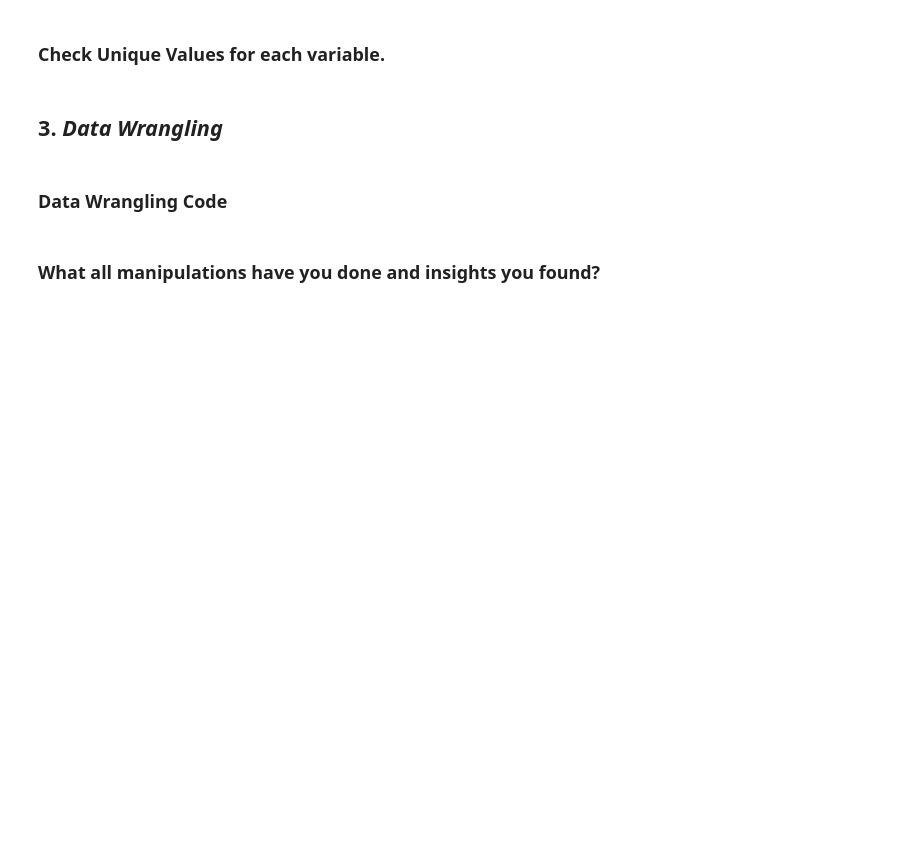
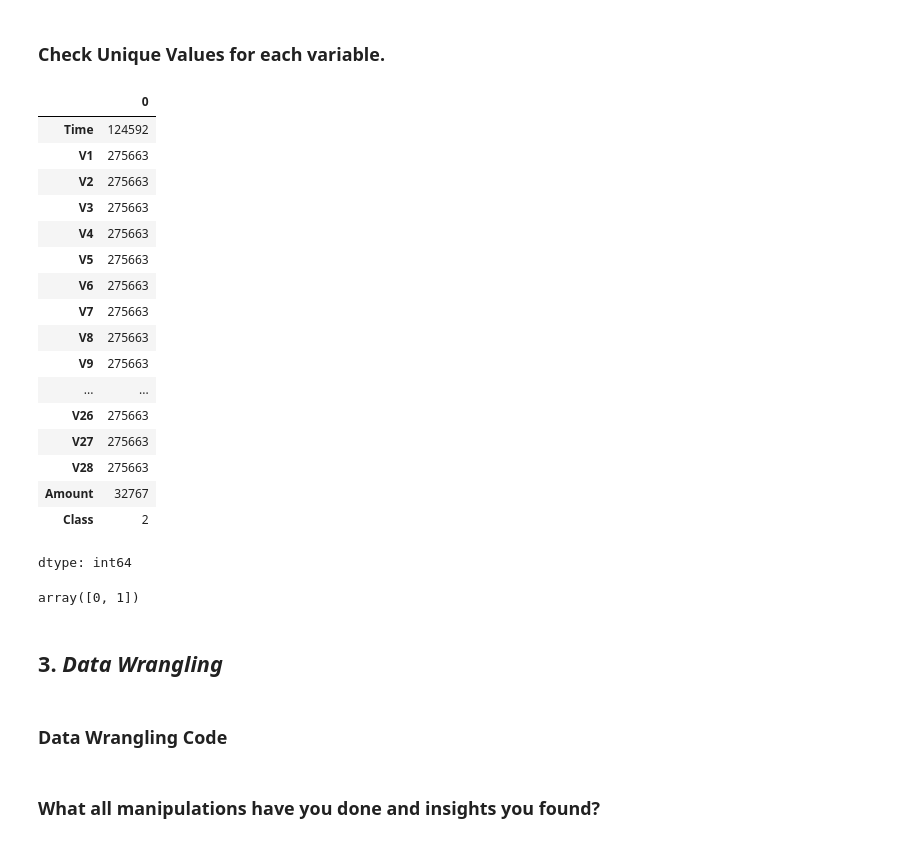
Before and after one commit to Krishna-matic/Credit-Card-Fraud-Detection-EDA, a Jupyter notebook: EDA_Submission_Template.ipynb, the cells around one changed output. Saved outputs shown, nothing was run; the diff lists cells and outputs as text; code cells hidden in the pictures; blank space fills up the shorter version.

Commit message:
Unique_value_analysis

```diff
--- a/EDA_Submission_Template.ipynb
+++ b/EDA_Submission_Template.ipynb
@@ -213,3 +232,31 @@ Answer Here
+# %%
+# Check Unique Values for each variable.
+df.nunique()
+#Well as we know it is a transaction data set so that is why every col has so many unique value
+# %% [output]
+|  | 0 |
+| Time | 124592 |
+| V1 | 275663 |
+| V2 | 275663 |
+| V3 | 275663 |
+| V4 | 275663 |
+| V5 | 275663 |
+| V6 | 275663 |
+| V7 | 275663 |
+| V8 | 275663 |
+| V9 | 275663 |
+| ... | ... |
+| V26 | 275663 |
+| V27 | 275663 |
+| V28 | 275663 |
+| Amount | 32767 |
+| Class | 2 |
+dtype: int64
+# %%
+df['Class'].unique()
+#But the class column contains only 2 values that is 0 & 1 to show the fraudulent transaction.
+# %% [output]
+array([0, 1])
 # %% [markdown]
 ## 3. ***Data Wrangling***
 # %% [markdown]
```
Also changed, not shown: parts of 5 cells of this notebook.
